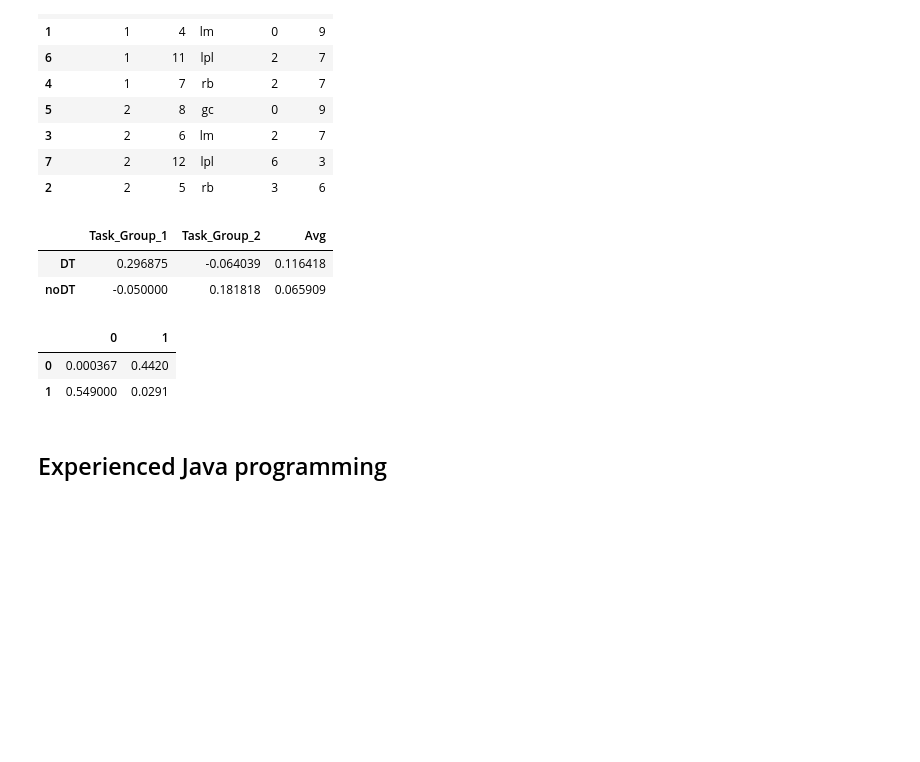
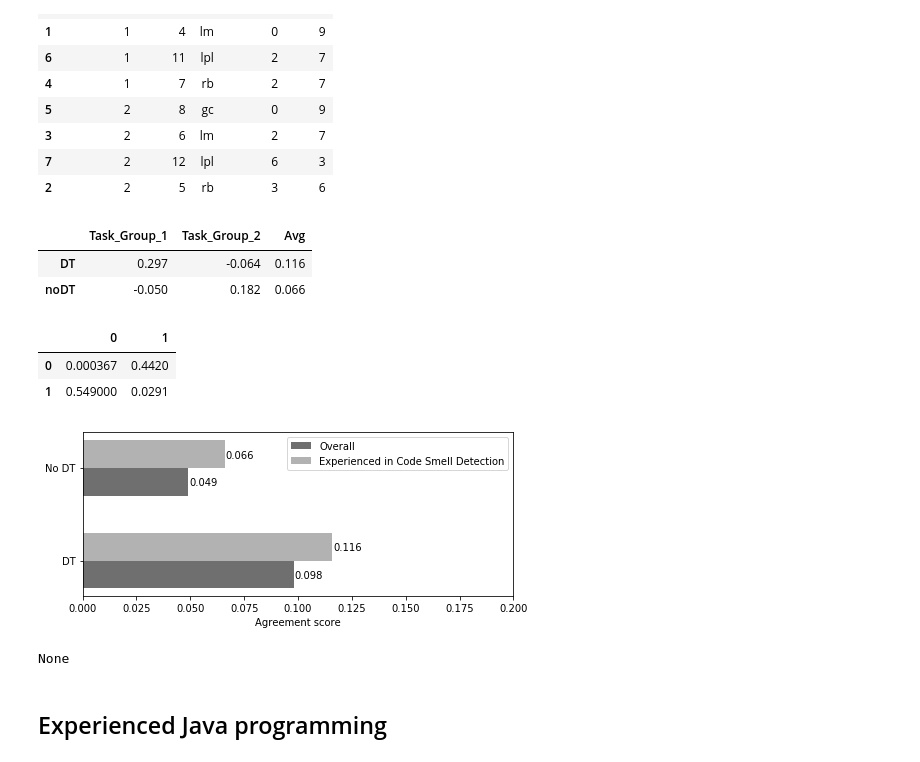
Before and after one commit to christianorossini/masterProject, a Jupyter notebook: experiment/experiments.ipynb, the cells around one changed output. Saved outputs shown, nothing was run; the diff lists cells and outputs as text; code cells hidden in the pictures; blank space fills up the shorter version.

```diff
--- a/experiment/experiments.ipynb
+++ b/experiment/experiments.ipynb
@@ -117,7 +118,7 @@ def build(answer):
     # eval_matrix_p2_dt = buildEvaluationMatrix(answer_dt)
     # eval_matrix_p2_nodt = buildEvaluationMatrix(answer_noDt)
 
-    return getFormattedTable(df_kappaTable_dt), getFormattedTable(df_kappaTable_noDt), df_kappa_values, eval_matrix_p1_dt, eval_matrix_p2_dt, eval_matrix_p1_noDt, eval_matrix_p2_noDt
+    return getFormattedTable(df_kappaTable_dt), getFormattedTable(df_kappaTable_noDt), df_kappa_values.round(3), eval_matrix_p1_dt, eval_matrix_p2_dt, eval_matrix_p1_noDt, eval_matrix_p2_noDt
 
 # cria a matriz de evaluations
 def buildEvaluationMatrix(answers_param, tasks):
@@ -150,7 +193,7 @@ def buildEvaluationMatrix(answers_param, tasks):
 #answer_no_dummy_overall = answer_no_dummy[~answer_no_dummy.questionnaire_id.isin([50,49])]
 answer_no_dummy_overall = answer_no_dummy.copy()
 
-df_kappaTable_dt, df_kappaTable_noDt, df_kappa_values, eval_matrix_p1_dt, eval_matrix_p2_dt, eval_matrix_p1_noDt, eval_matrix_p2_noDt = build(answer_no_dummy_overall)
+df_kappaTable_dt, df_kappaTable_noDt, df_kappa_overall, eval_matrix_p1_dt, eval_matrix_p2_dt, eval_matrix_p1_noDt, eval_matrix_p2_noDt = build(answer_no_dummy_overall)
 
 #exporta a matriz de evaluations em csv
 eval_matrix_p1_dt.to_csv("csv_evaluation_matrix/overall_agreement_eval_matrix_p1_dt.csv", header=False, index=False)
@@ -335,7 +408,7 @@ answer_no_dummy_sdetection=answer_no_dummy[answer_no_dummy.codeSmellIdentificati
 #answer_no_dummy_sdetection = answer_no_dummy_sdetection[~answer_no_dummy_sdetection.inviteId.isin(['aadeab9473','a4fdb1f70d'])]
 
 
-df_kappaTable_dt, df_kappaTable_noDt, df_kappa_values, eval_matrix_p1_dt, eval_matrix_p2_dt, eval_matrix_p1_noDt, eval_matrix_p2_noDt = build(answer_no_dummy_sdetection)
+df_kappaTable_dt, df_kappaTable_noDt, df_kappa_csmell, eval_matrix_p1_dt, eval_matrix_p2_dt, eval_matrix_p1_noDt, eval_matrix_p2_noDt = build(answer_no_dummy_sdetection)
 
 #exporta a matriz de evaluations em csv
 eval_matrix_p1_dt.to_csv("csv_evaluation_matrix/csDetection_agreement_eval_matrix_p1_dt.csv", header=False, index=False)
@@ -367,16 +440,20 @@ display(df_kappaTable_noDt)
 | 7 | 2 | 12 | lpl | 6 | 3 |
 | 2 | 2 | 5 | rb | 3 | 6 |
 # %%
-display(df_kappa_values)
+display(df_kappa_csmell)
 
 display(pd.DataFrame([[0.000367,0.442],[0.549 ,0.0291]])) #p-values
+
+display(plotBarh(df_kappa_overall.Avg,df_kappa_csmell.Avg,'Experienced in Code Smell Detection'))
 # %% [output]
 |  | Task_Group_1 | Task_Group_2 | Avg |
-| DT | 0.296875 | -0.064039 | 0.116418 |
-| noDT | -0.050000 | 0.181818 | 0.065909 |
+| DT | 0.297 | -0.064 | 0.116 |
+| noDT | -0.050 | 0.182 | 0.066 |
 |  | 0 | 1 |
 | 0 | 0.000367 | 0.4420 |
 | 1 | 0.549000 | 0.0291 |
+[figure, added]
+None
 # %% [markdown]
 ## Experienced Java programming
 # %%
```
Also changed, not shown: parts of 11 cells of this notebook, 12 other files.
